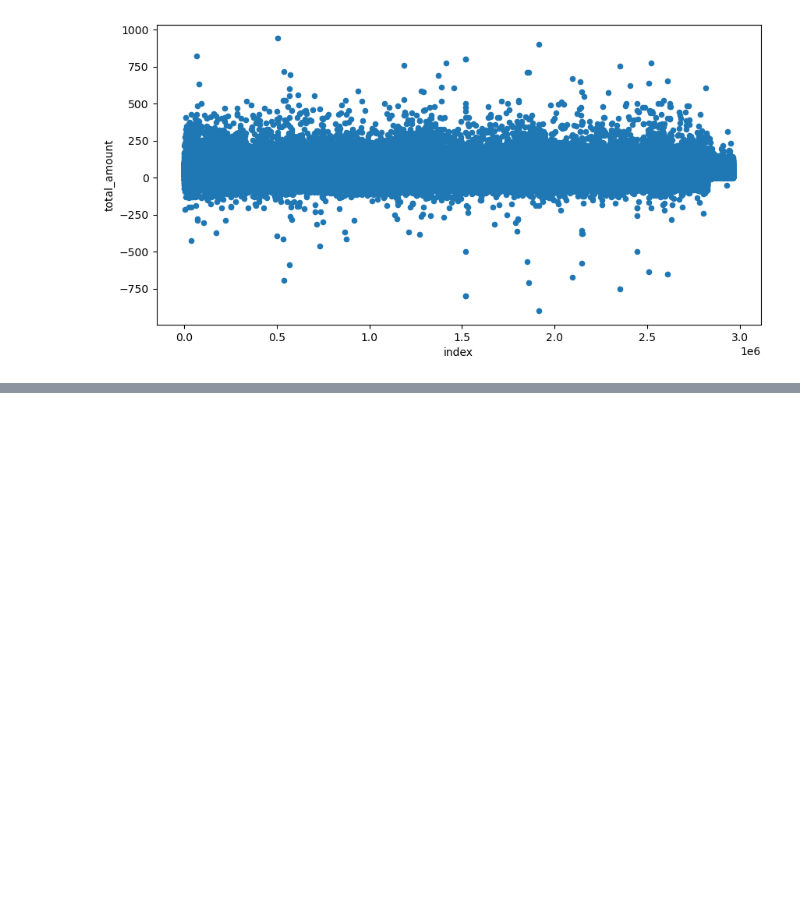
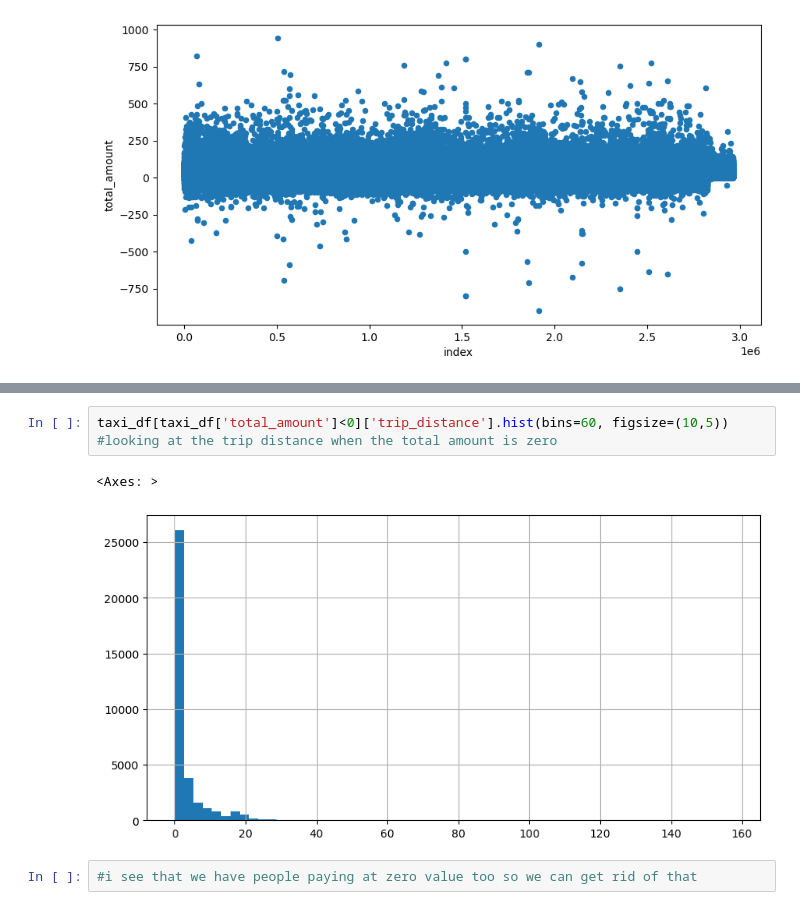
Before and after one commit to chitresh99/New-York-Taxi-Analysis, a Jupyter notebook: newyorktaxtanalysis1.ipynb, the cells around one changed output, grey strips where cells are left out. Drawn from its saved outputs; the diff is of its cells as text; blank space fills up the shorter version.

```diff
--- a/newyorktaxtanalysis1.ipynb
+++ b/newyorktaxtanalysis1.ipynb
@@ -77,0 +111,8 @@ taxi_df[taxi_df['total_amount'] < 1000].reset_index().plot(kind='scatter', y='to
+# %%
+taxi_df[taxi_df['total_amount']<0]['trip_distance'].hist(bins=60, figsize=(10,5))
+#looking at the trip distance when the total amount is zero
+# %% [output]
+<Axes: >
+[figure, added]
+# %%
+#i see that we have people paying at zero value too so we can get rid of that
```
Also changed, not shown: parts of 11 cells of this notebook.
